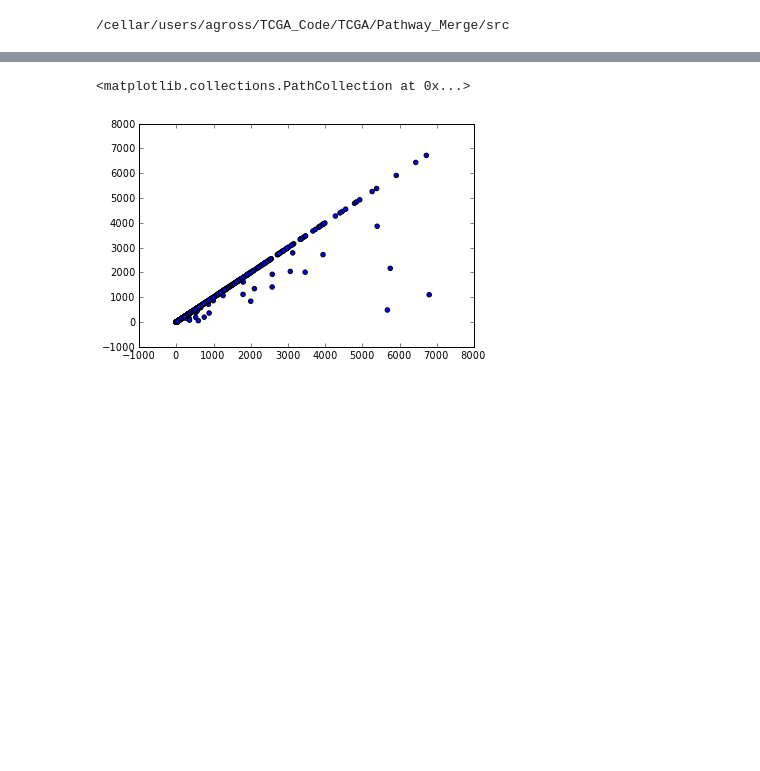
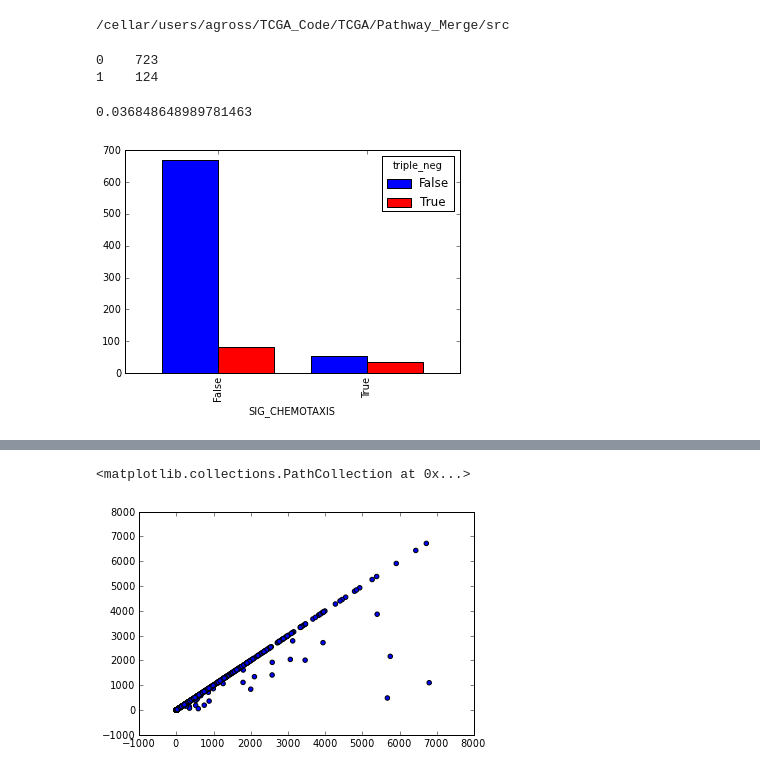
Before and after one commit to theandygross/TCGA, a Jupyter notebook: Pathway_Merge/Notebooks/Add_tests.ipynb, the cells around one changed output, grey strips where cells are left out. Cells and saved outputs as stored; diff of their text form; code cells hidden in the pictures; blank space fills up the shorter version.

```diff
--- a/Pathway_Merge/Notebooks/Add_tests.ipynb
+++ b/Pathway_Merge/Notebooks/Add_tests.ipynb
@@ -23,9 +20,4 @@ report_ext = 'cov_age_rate'
 # %%
 cancer = 'BRCA'
 data_path = firehose_path + 'analyses__' + date_ + '/' + cancer + '/' + date + '/'
-cancer = ClinicalObject(cancer, data_path, gene_sets)
+cancer = ClinicalObject(cancer, data_path, gene_sets, data_type='deletion')
-# %%
-cancer = 'BRCA'
-data_path = firehose_path + 'analyses__' + date_ + '/' + cancer + '/' + date + '/'
-clinical_obj = data_path + data_type + '_' + report_ext + '/ClinicalObject.p'
-cancer = pickle.load(open(clinical_obj, 'rb'))
@@ -31,0 +33,13 @@ cancer = pickle.load(open(clinical_obj, 'rb'))
+# %%
+cancer.lesion_matrix.ix['17q12   '].value_counts()
+# %% [output]
+0    723
+1    124
+# %%
+cancer.clinical.her2_pos = cancer.clinical.her2_pos == 'True'
+# %%
+p53 = cancer.meta_matrix.ix['SIG_CHEMOTAXIS']>0
+p53_vec = (cancer.clinical.triple_neg[p53[p53].index]).astype(float)
+get_cox_ph(cancer.clinical, p53_vec, event_var='deceased', covariates=['age','rate'])
+# %% [output]
+0.036848648989781463
@@ -31,0 +69,4 @@ cancer = pickle.load(open(clinical_obj, 'rb'))
+# %%
+fischer_bar_chart(cancer.meta_matrix.ix['SIG_CHEMOTAXIS']>0, cancer.clinical.triple_neg);
+# %% [output]
+[figure, added]
```
Also changed, not shown: parts of 11 cells of this notebook, 4 other files.
